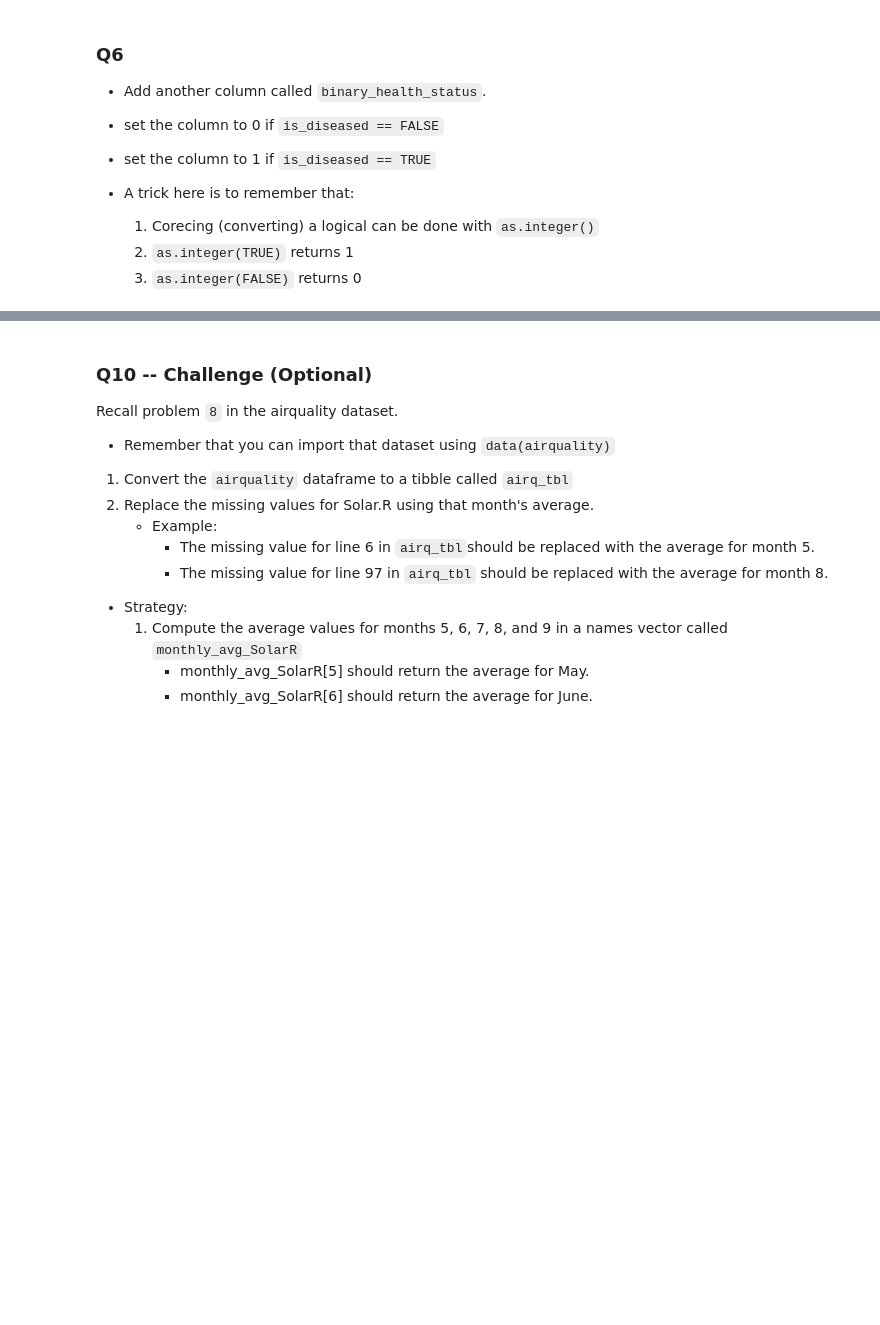
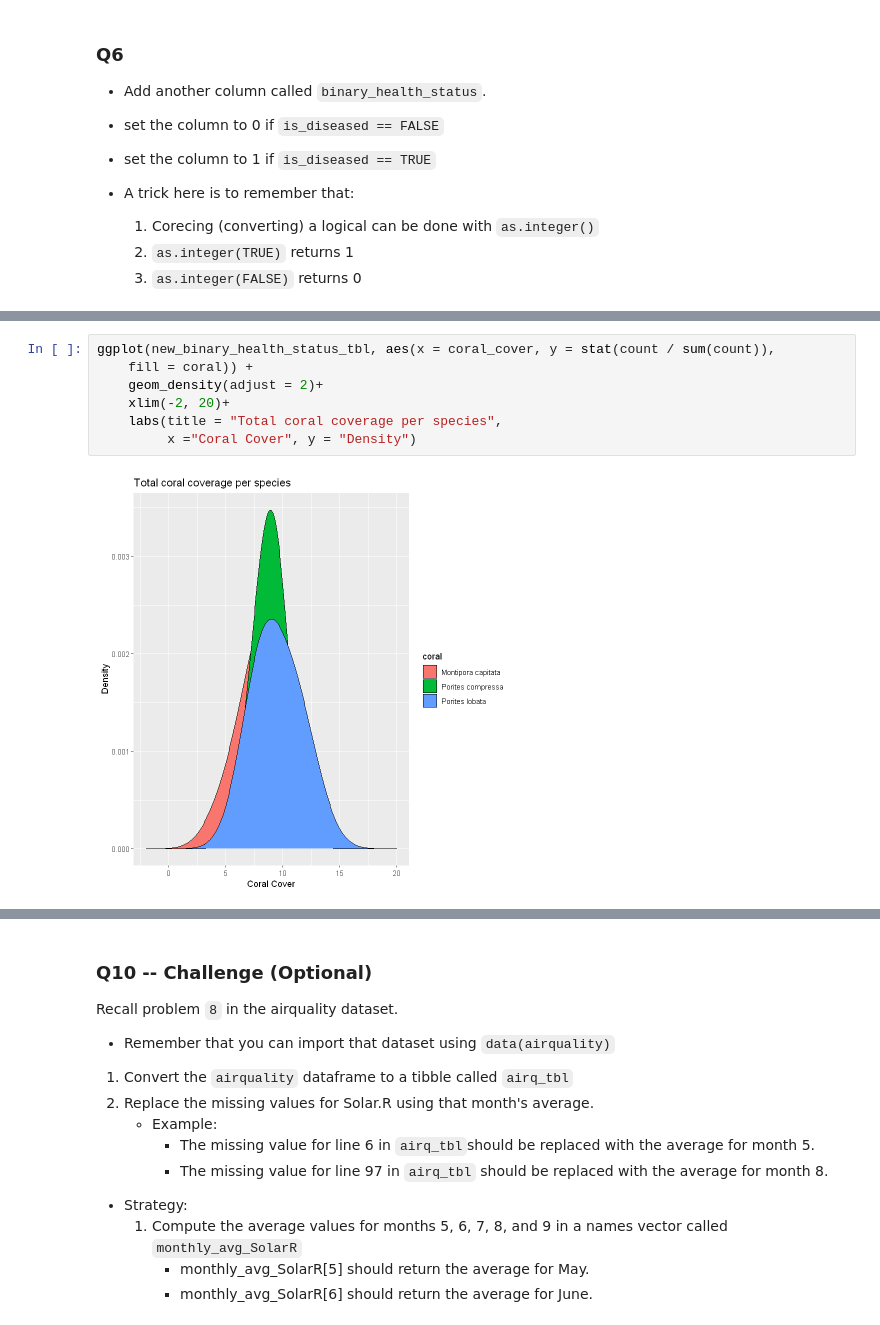
Before and after one commit to cmchock/OCN682F22, a Jupyter notebook: 4_apply_and_data/experience-apply-functions.ipynb, the cells around one changed output, grey strips where cells are left out. Drawn from its saved outputs; the diff is of its cells as text; blank space fills up the shorter version.

```diff
--- a/4_apply_and_data/experience-apply-functions.ipynb
+++ b/4_apply_and_data/experience-apply-functions.ipynb
@@ -277,6 +277,15 @@ Warning message:
 
 * The resulting curve will look like the following
 ![](https://www.dropbox.com/s/rs4rx0w6ur8p5wq/coral_distr_practical.png?dl=1)
+# %%
+ggplot(new_binary_health_status_tbl, aes(x = coral_cover, y = stat(count / sum(count)),
+    fill = coral)) +
+    geom_density(adjust = 2)+
+    xlim(-2, 20)+
+    labs(title = "Total coral coverage per species",
+         x ="Coral Cover", y = "Density")
+# %% [output]
+[figure, added]
 # %% [markdown]
 ### Q9
 
```
Also changed, not shown: parts of 8 cells of this notebook.
